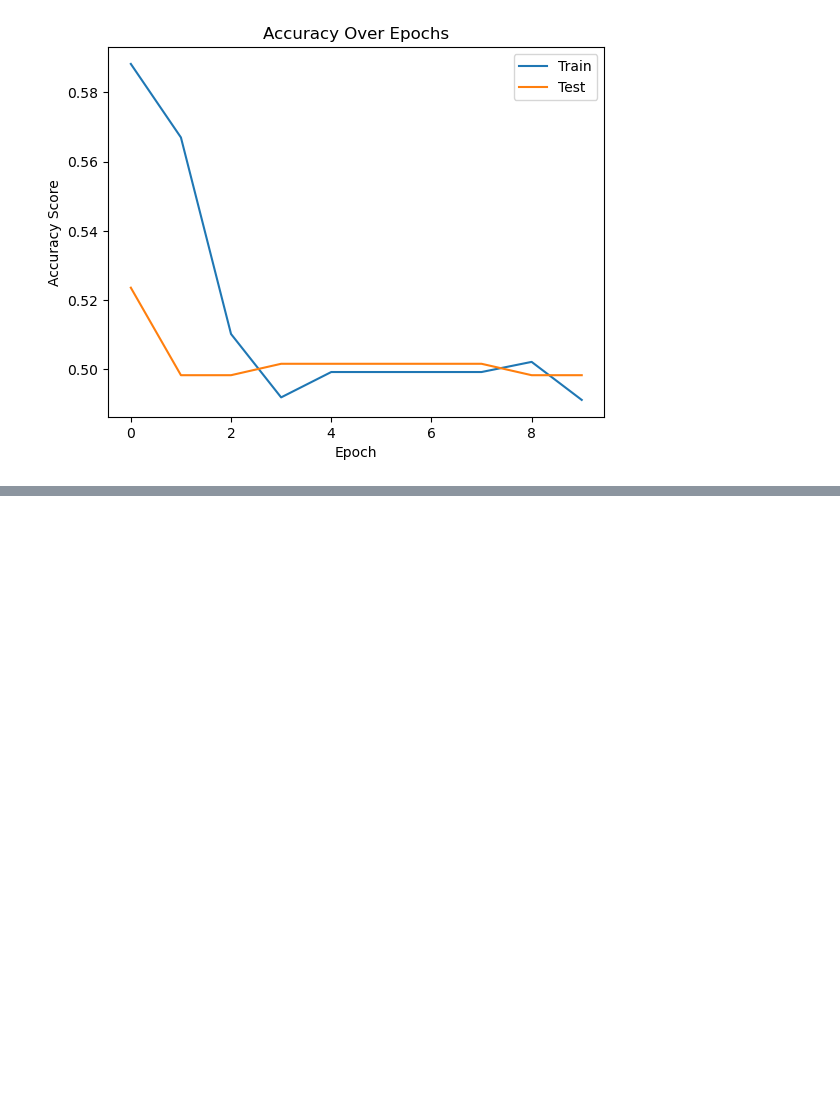
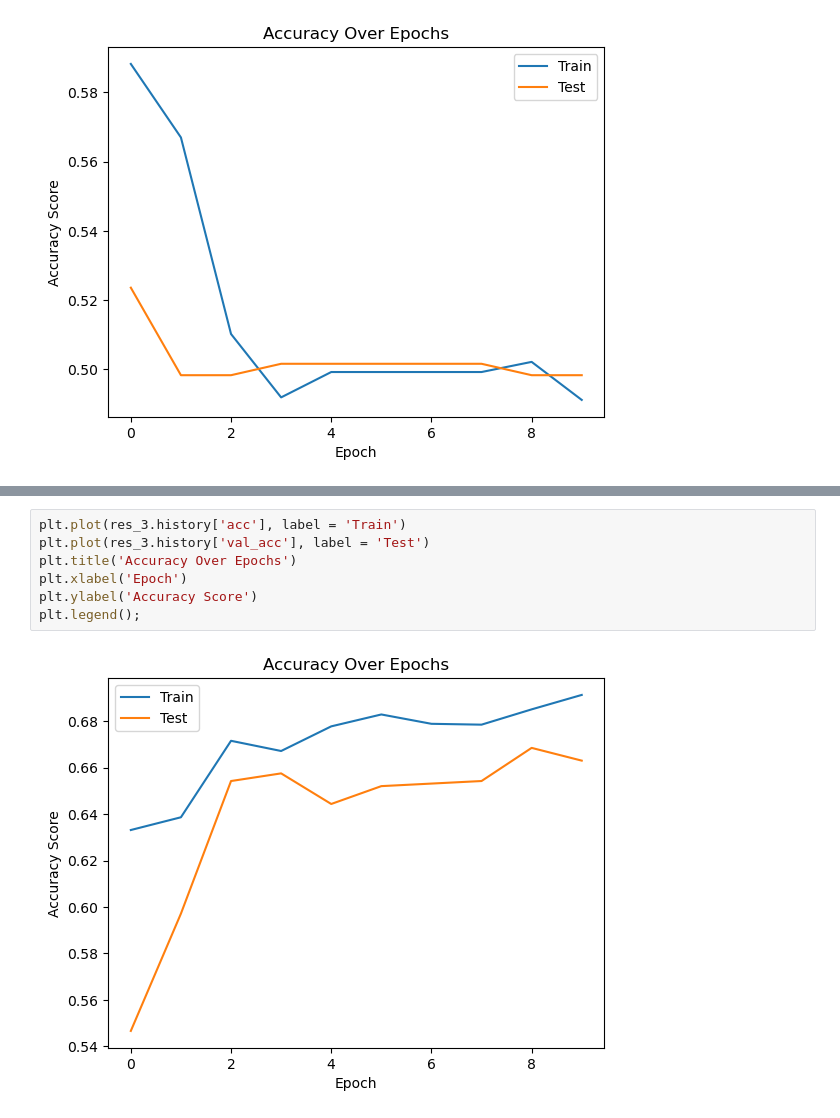
Before and after one commit to benjmcpeek/CNN-Hot-Dog-Model, a Jupyter notebook: modeling.ipynb, the cells around one changed output, grey strips where cells are left out. Drawn from its saved outputs; the diff is of its cells as text; blank space fills up the shorter version.

```diff
--- a/modeling.ipynb
+++ b/modeling.ipynb
@@ -255,0 +314,9 @@ with open('./models/model_base.pkl', 'wb') as f:
+# %%
+plt.plot(res_3.history['acc'], label = 'Train')
+plt.plot(res_3.history['val_acc'], label = 'Test')
+plt.title('Accuracy Over Epochs')
+plt.xlabel('Epoch')
+plt.ylabel('Accuracy Score')
+plt.legend();
+# %% [output]
+[figure, added]
```
Also changed, not shown: parts of 10 cells of this notebook.
